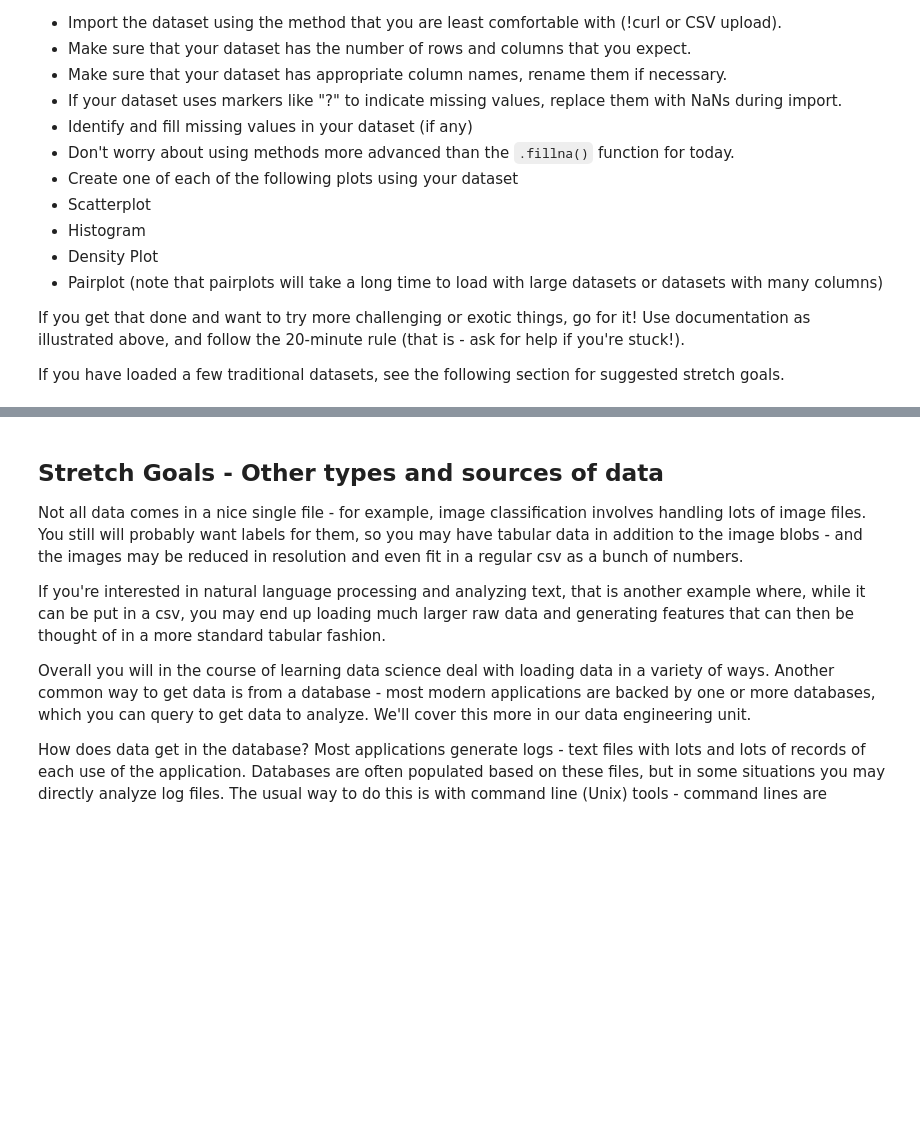
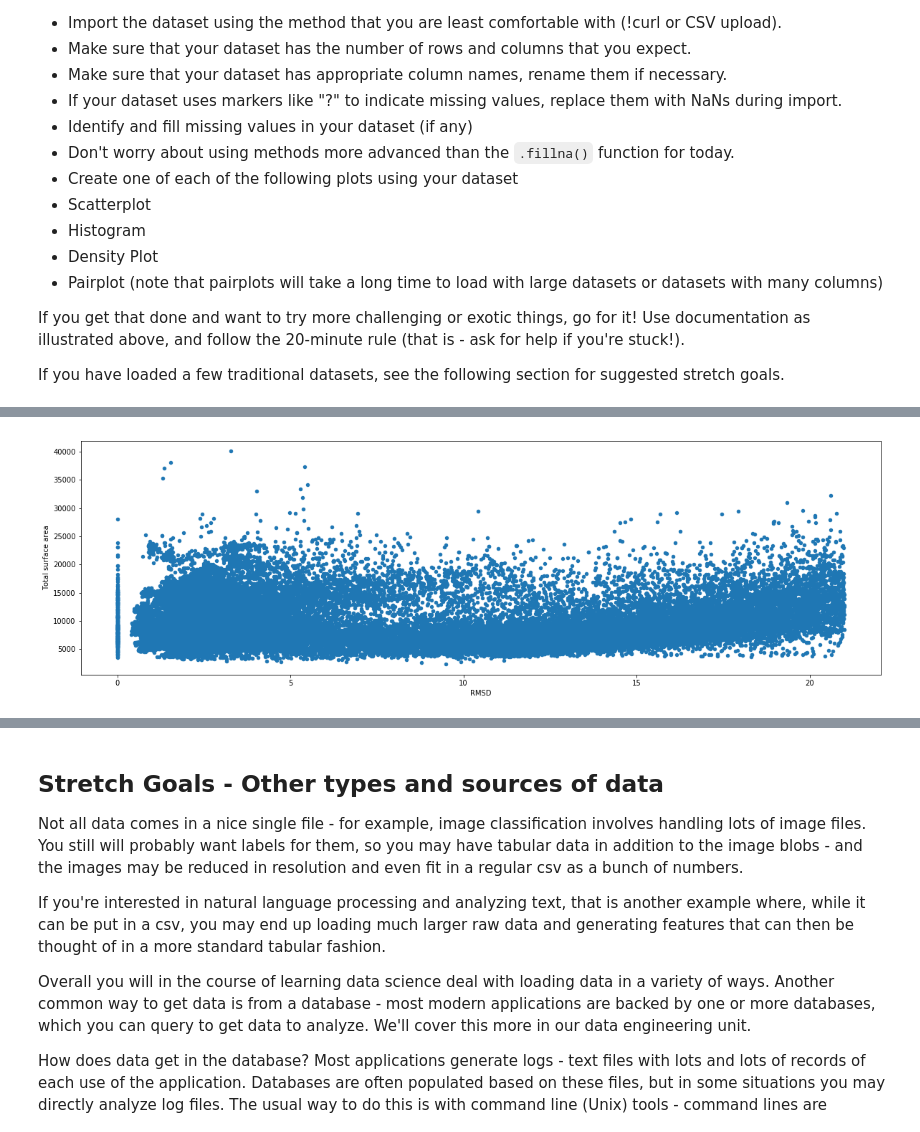
Before and after one commit to ngriggs/DS-Unit-1-Sprint-1-Dealing-With-Data, a Jupyter notebook: module2-loadingdata/LS_DS_112_Loading_Data.ipynb, the cells around one changed output, grey strips where cells are left out. Saved outputs shown, nothing was run; the diff lists cells and outputs as text; code cells hidden in the pictures; blank space fills up the shorter version.

```diff
--- a/module2-loadingdata/LS_DS_112_Loading_Data.ipynb
+++ b/module2-loadingdata/LS_DS_112_Loading_Data.ipynb
@@ -511,0 +524,4 @@ If you have loaded a few traditional datasets, see the following section for sug
+# %%
+import pandas as pd
+df = pd.read_csv('CASP.csv')
+df.head()
@@ -511,0 +570,9 @@ If you have loaded a few traditional datasets, see the following section for sug
+# %%
+df.columns = ['RMSD', 'Total surface area', 'Non polar exposed area',
+              'Fractional area of exposed non polar residue',
+              'Fractional area of exposed non polar part of residue',
+              'Molecular mass weighted exposed area',
+              'Average deviation from standard exposed area of residue',
+              'Euclidian distance', 'Secondary structure penalty',
+              'Spacial Distribution constraints']
+df.head()
@@ -511,0 +586,4 @@ If you have loaded a few traditional datasets, see the following section for sug
+# %%
+df.plot.scatter('RMSD', 'Total surface area', figsize= (20,6));
+# %% [output]
+[figure, added]
```
Also changed, not shown: parts of 11 cells of this notebook.
